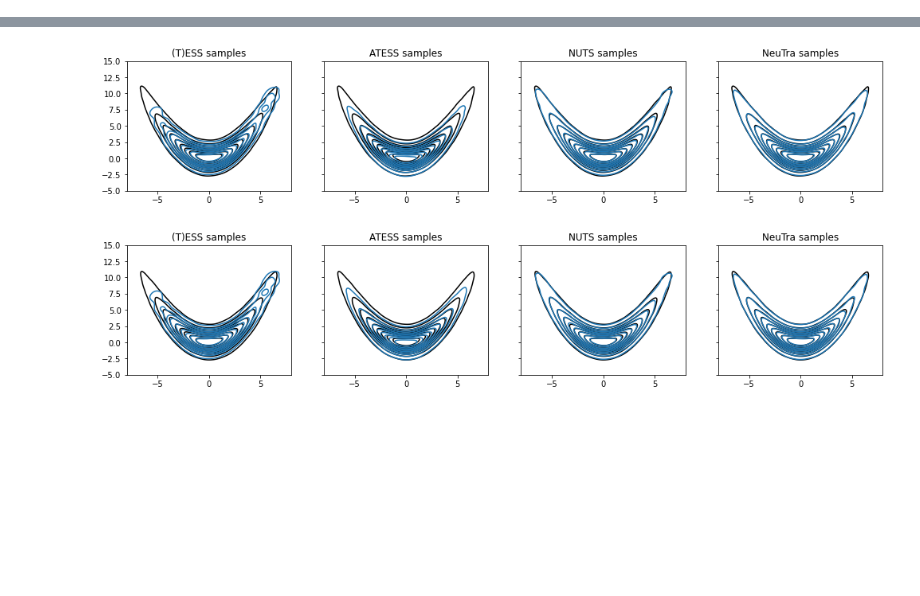
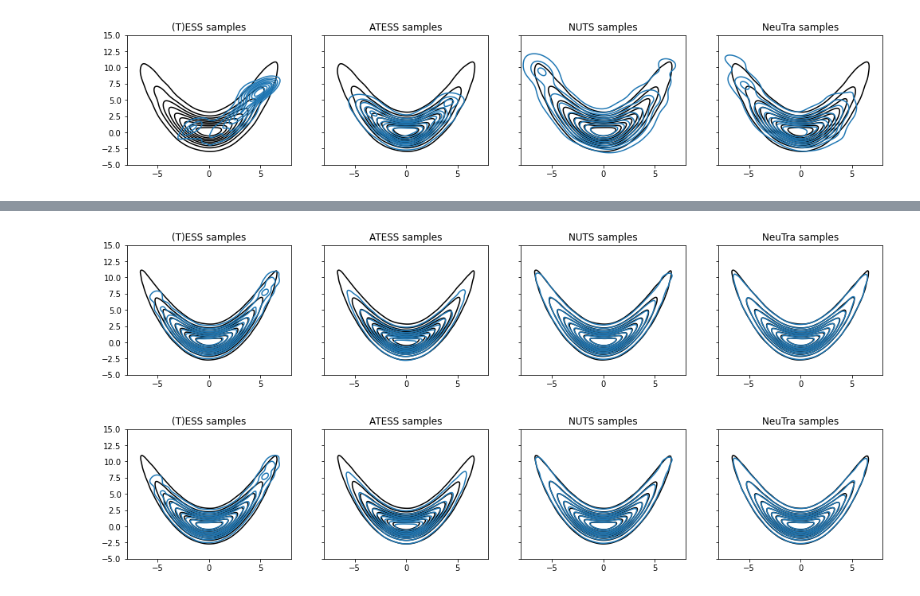
Before and after one commit to albcab/TESS, a Jupyter notebook: banana.ipynb, the cells around one changed output, grey strips where cells are left out. Cells and saved outputs as stored; diff of their text form; code cells hidden in the pictures; blank space fills up the shorter version.

```diff
--- a/banana.ipynb
+++ b/banana.ipynb
@@ -52,6 +52,11 @@ def banana(x1, x2):
         x2, 1 / 4 * x1**2, 1.0
     )
 banana_fn = lambda x: banana(**x)
+# %%
+#new param 1x5k
+compare_plot_contour(banana_fn, ess, atess, nuts, neutra)
+# %% [output]
+[figure, added]
 # %%
 #new param 1x5k
 compare_plot_contour(banana_fn, ess, atess, nuts, neutra)
```
Also changed, not shown: parts of 2 cells of this notebook, 6 other files.
